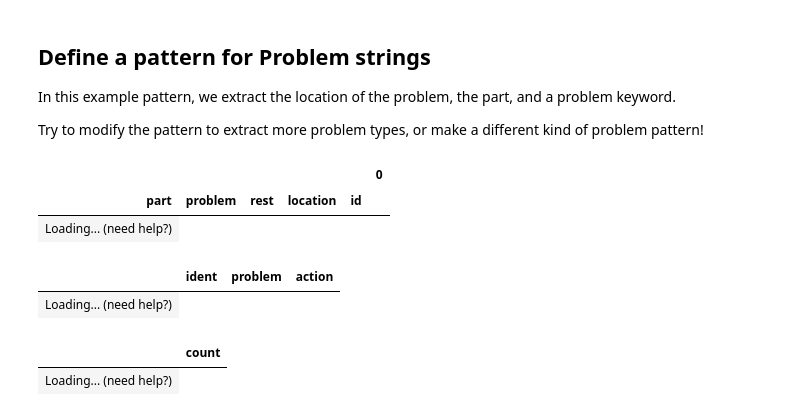
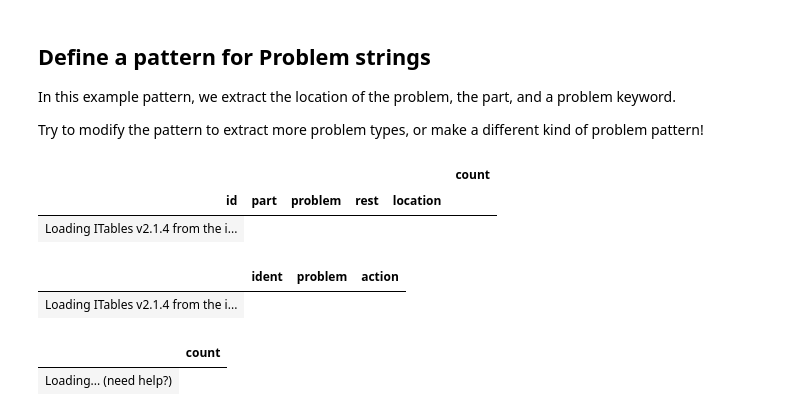
Before and after one commit to kai-vu/zorro, a Jupyter notebook: patterns.ipynb, the cells around one changed output. Drawn from its saved outputs; the diff is of its cells as text; code cells hidden in the pictures.

```diff
--- a/patterns.ipynb
+++ b/patterns.ipynb
@@ -34,37 +34,37 @@ problem_pat = (
     f'(?:ON )?(?P<loc2>{loc_pat})? ?'
 
     # Match the verb but don't extract it
     '(?:IS |ARE |HAS |HAVE |APPEARS TO BE )?(?:A )?(?:POSSIBLE )?(?:EVIDENCE OF )?(?:COMING )?(?:SEVERAL )?(?:SHOWS SIGNS OF )?'
 
     # Some pre-defined problem keywords to match
     '(?P<problem>(?:OIL )?LEAK(?:ING)?S?|LOOSE|TORN|CRACKED|BROKEN|DAMAGED?|WORN|MISSING|BAD|SHEAR(?:ED)?|BROKE|STUCK|STICK(?:ING)?|DIRTY|DEAD|FAILED|NEEDS?|.*COMPRESSION.*)'
 
     f',? ?(?:ON )?(?P<loc3>{loc_pat})? ?'
 
     '(?P<rest>.*)'
 )
 problem_extractions = pe = df['problem'].str.extract(problem_pat)
 problem_extractions['part'].replace({'HA': '', 'INDER':'', 'I':'', 'INE': '', 'ON':''}, inplace=True)
 def join_cols(row):
     return ' '.join(row[~row.isna()].values.astype(str)) or np.nan
 pe['location'] = pe[['loc1', 'loc2', 'loc3']].apply(join_cols, axis=1)
 pe.drop(columns=['loc1', 'loc2', 'loc3'], inplace=True)
 
 # Fix compression
 comp = (~pe['problem'].isna() & pe['problem'].str.contains('COMPRESSION'))
 pe.loc[comp, 'rest'] = pe[comp]['problem'] + pe[comp]['rest']
 pe.loc[comp, 'problem'] = 'COMPRESSION'
-pe['id'] = df['ident']
+pe.insert(0, 'id', df['ident'])
 
 pe.to_csv('problem_extractions_regex.csv', index=None)
 
 
 # Show the most common problem extractions
 show(problem_extractions.fillna('').value_counts())
 # %% [output]
-|  |  |  |  |  | 0 |
-| part | problem | rest | location | id |  |
-| Loading... (need help?) |
+|  |  |  |  |  | count |
+| id | part | problem | rest | location |  |
+| Loading ITables v2.1.4 from the i... |
 # %%
 pc = pe['part'].value_counts().drop(['ENGINE'])
 part_pat = '|'.join(pc[(pc.index.str.len()>3) & (pc>=3)].index)
@@ -75,7 +75,7 @@ df_nopart_noloc['problem'].to_csv('problems_nopart_noloc.csv', index=None)
 show(df_nopart_noloc)
 # %% [output]
 |  | ident | problem | action |
-| Loading... (need help?) |
+| Loading ITables v2.1.4 from the i... |
 # %%
 # Show non-matching problems
 problems_nomatch = df['problem'].loc[problem_extractions.isna().all(axis=1)]
```
Also changed, not shown: parts of 2 cells of this notebook, 2 other files.
